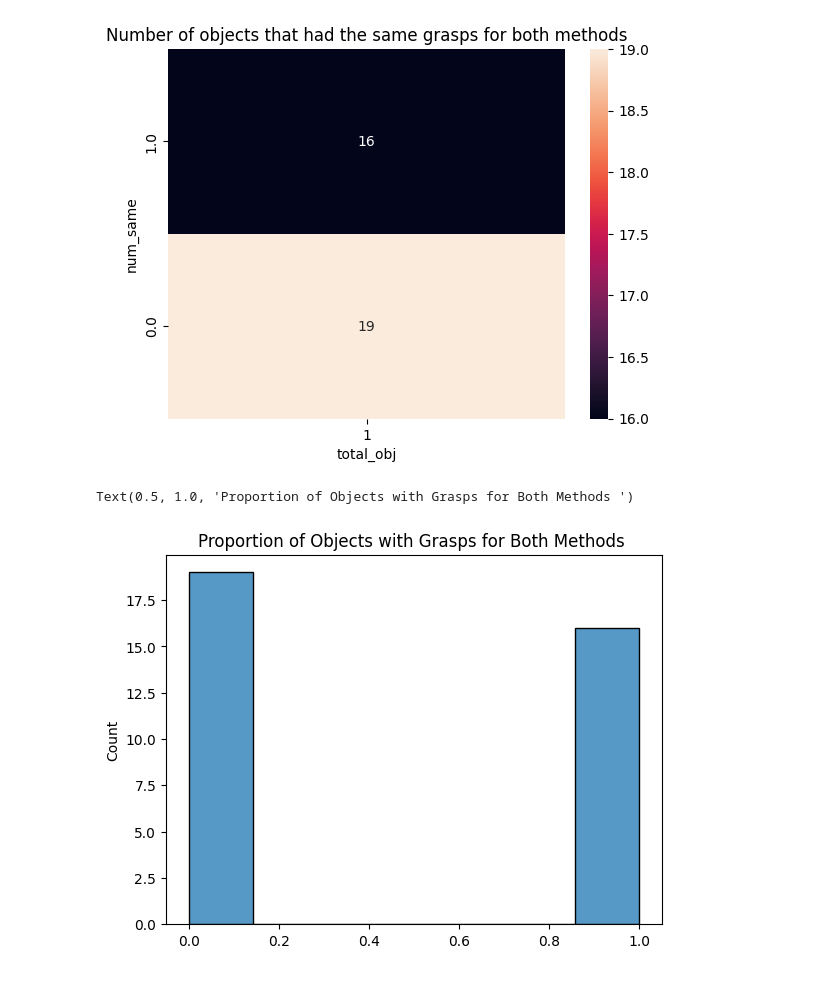
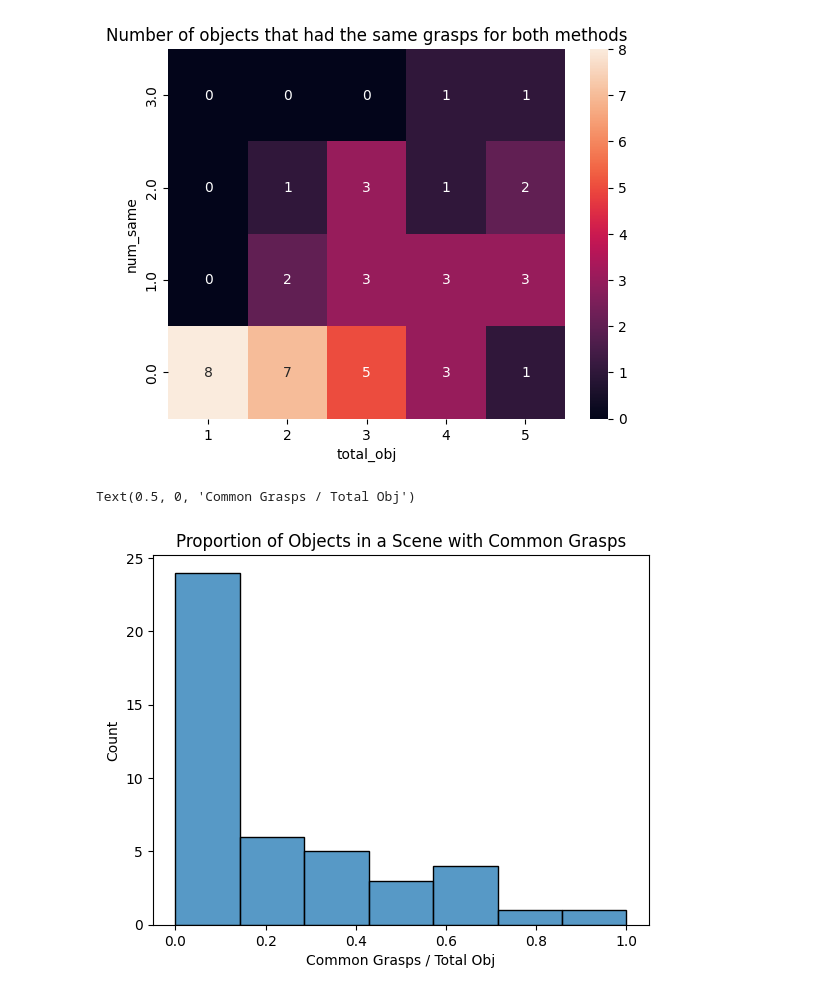
Before and after one commit to ishan-gaur/affordance-bench, a Jupyter notebook: experiment_analysis.ipynb, the cells around one changed output. Saved outputs shown, nothing was run; the diff lists cells and outputs as text; code cells hidden in the pictures.

Commit message:
added actual detections heatmap

```diff
--- a/experiment_analysis.ipynb
+++ b/experiment_analysis.ipynb
@@ -3,8 +3,9 @@ import pandas as pd
 import seaborn as sns
 import matplotlib.pyplot as plt
 # %%
-pile_df = pd.read_csv('evals_single.tsv', sep='\t')
+pile_df = pd.read_csv('evals/evals_pile_initial.tsv', sep='\t')
 pile_df = pile_df[pile_df["is_annotated"] & ~pile_df["corrupted"]]
-pile_df["total_obj"] = [1] * len(pile_df)
+pile_df["total_obj"] = [len(x.split(',')) for x in pile_df["giga_pos_modes"]]
+# pile_df["total_obj"] = [1] * len(pile_df)
 pile_df.head()
 # %% [output]
@@ -17,25 +18,26 @@ pile_df.head()
 # %%
 plt.clf()
 
 # Create the 2D heatmap with counts annotated
 heatmap = pile_df.pivot_table(index='num_same', columns='total_obj', aggfunc='size', fill_value=0)
 sns.heatmap(heatmap, annot=True, fmt='d', cbar=True)
 
 # Set the axis labels and tick labels
 plt.xlabel('total_obj')
 plt.ylabel('num_same')
 plt.title("Number of objects that had the same grasps for both methods")
 plt.gca().invert_yaxis()
 
 # Show the plot
 plt.show()
 plt.clf()
 sns.histplot(pile_df["num_same"] / pile_df["total_obj"])
-plt.title("Proportion of Objects with Grasps for Both Methods ")
+plt.title("Proportion of Objects in a Scene with Common Grasps")
+plt.xlabel("Common Grasps / Total Obj")
 # %% [output]
-[figure, old version]
+[figure, new version]
-Text(0.5, 1.0, 'Proportion of Objects with Grasps for Both Methods ')
+Text(0.5, 0, 'Common Grasps / Total Obj')
-[figure, old version]
+[figure, new version]
 # %%
 import seaborn as sns
 import matplotlib.pyplot as plt
```
Also changed, not shown: parts of 5 cells of this notebook.
